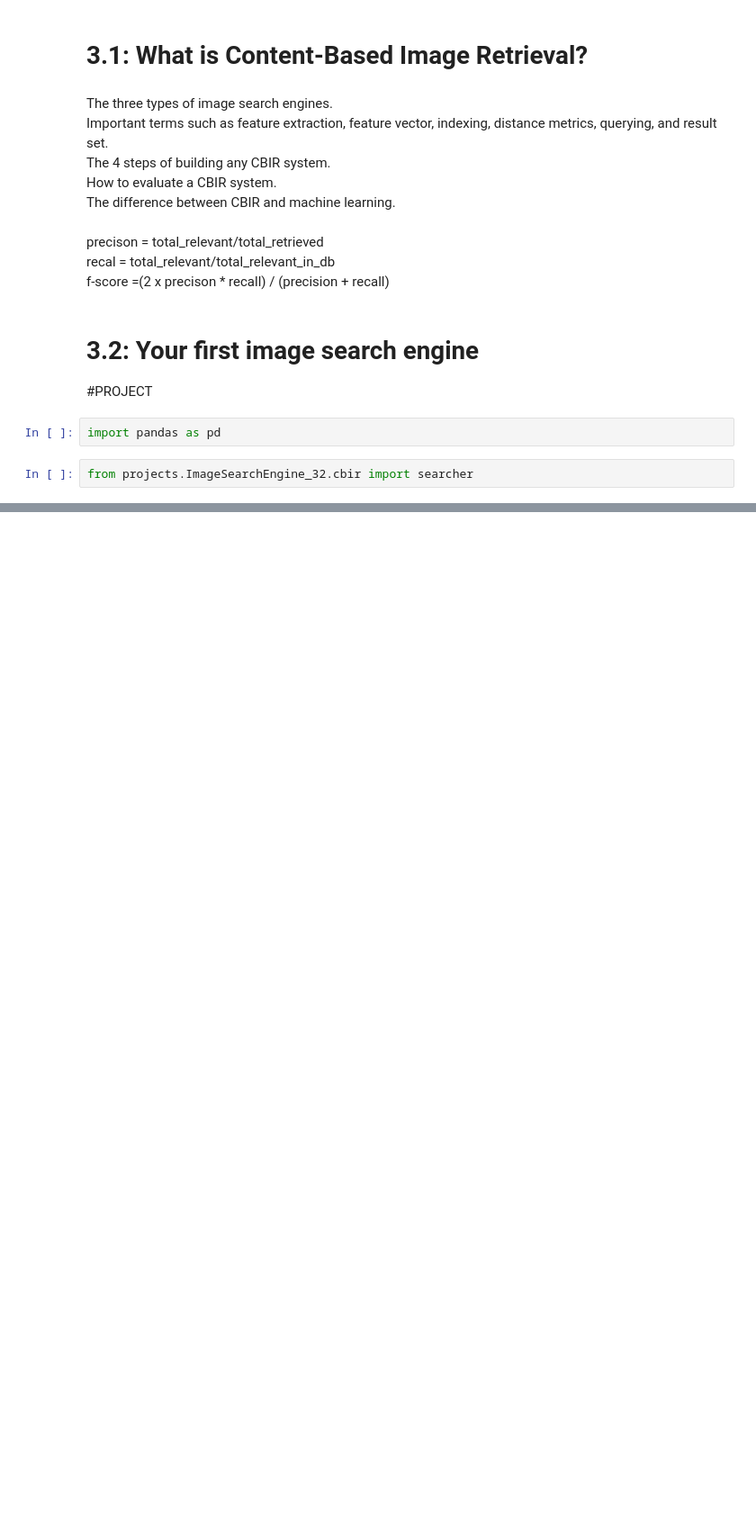
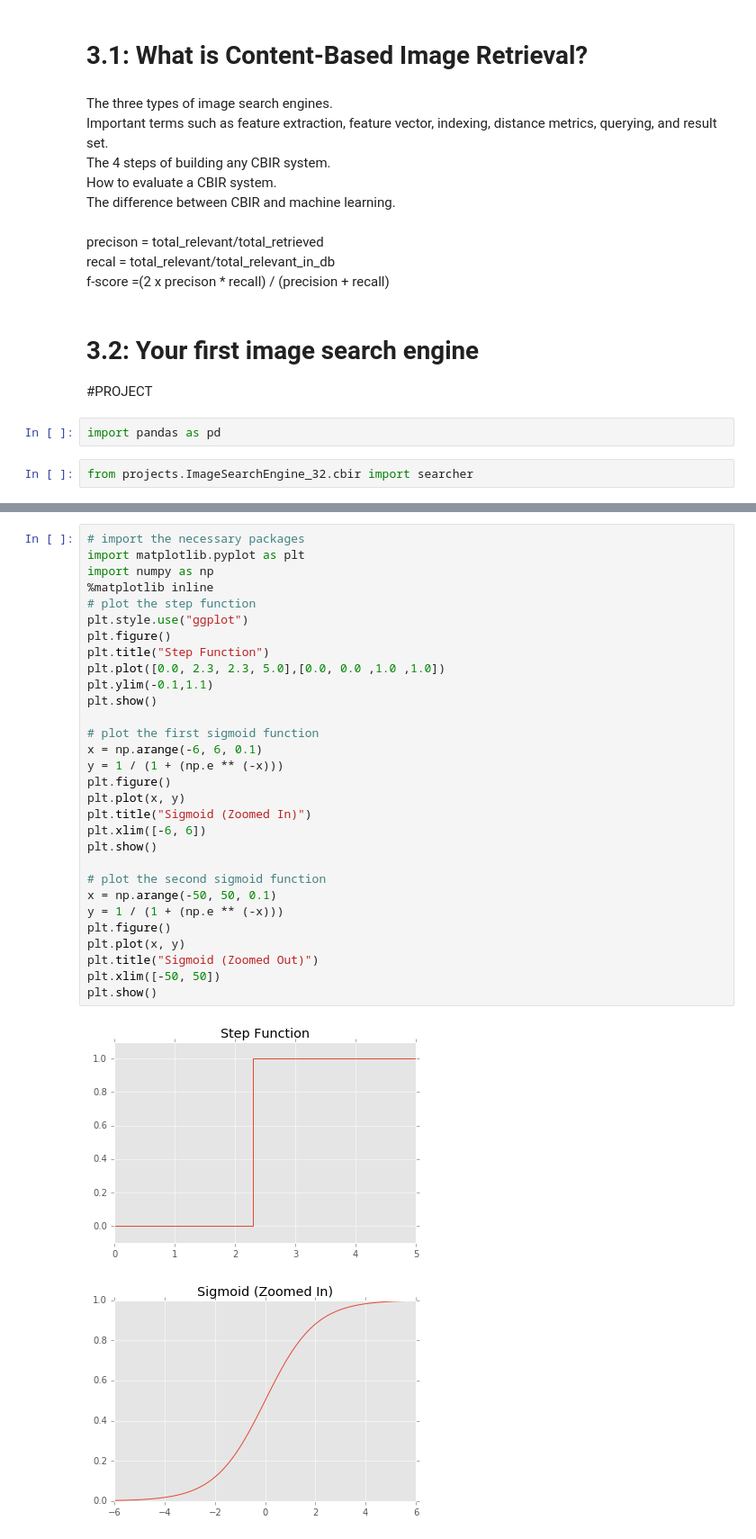
Before and after one commit to YaroslavSchubert/pyimagegurus, a Jupyter notebook: MONTH_3_1.ipynb, the cells around one changed output, grey strips where cells are left out. Shown at 90% size. Drawn from its saved outputs; the diff is of its cells as text; blank space fills up the shorter version.

```diff
--- a/MONTH_3_1.ipynb
+++ b/MONTH_3_1.ipynb
@@ -56,0 +57,33 @@ u'/home/i008/googledrive/Projects/pyimagegurus'
+# %%
+# import the necessary packages
+import matplotlib.pyplot as plt
+import numpy as np
+%matplotlib inline
+# plot the step function
+plt.style.use("ggplot")
+plt.figure()
+plt.title("Step Function")
+plt.plot([0.0, 2.3, 2.3, 5.0],[0.0, 0.0 ,1.0 ,1.0])
+plt.ylim(-0.1,1.1)
+plt.show()
+
+# plot the first sigmoid function
+x = np.arange(-6, 6, 0.1)
+y = 1 / (1 + (np.e ** (-x)))
+plt.figure()
+plt.plot(x, y)
+plt.title("Sigmoid (Zoomed In)")
+plt.xlim([-6, 6])
+plt.show()
+
+# plot the second sigmoid function
+x = np.arange(-50, 50, 0.1)
+y = 1 / (1 + (np.e ** (-x)))
+plt.figure()
+plt.plot(x, y)
+plt.title("Sigmoid (Zoomed Out)")
+plt.xlim([-50, 50])
+plt.show()
+# %% [output]
+[figure, added]
+[figure, added]
```
Also changed, not shown: parts of 7 cells of this notebook.
